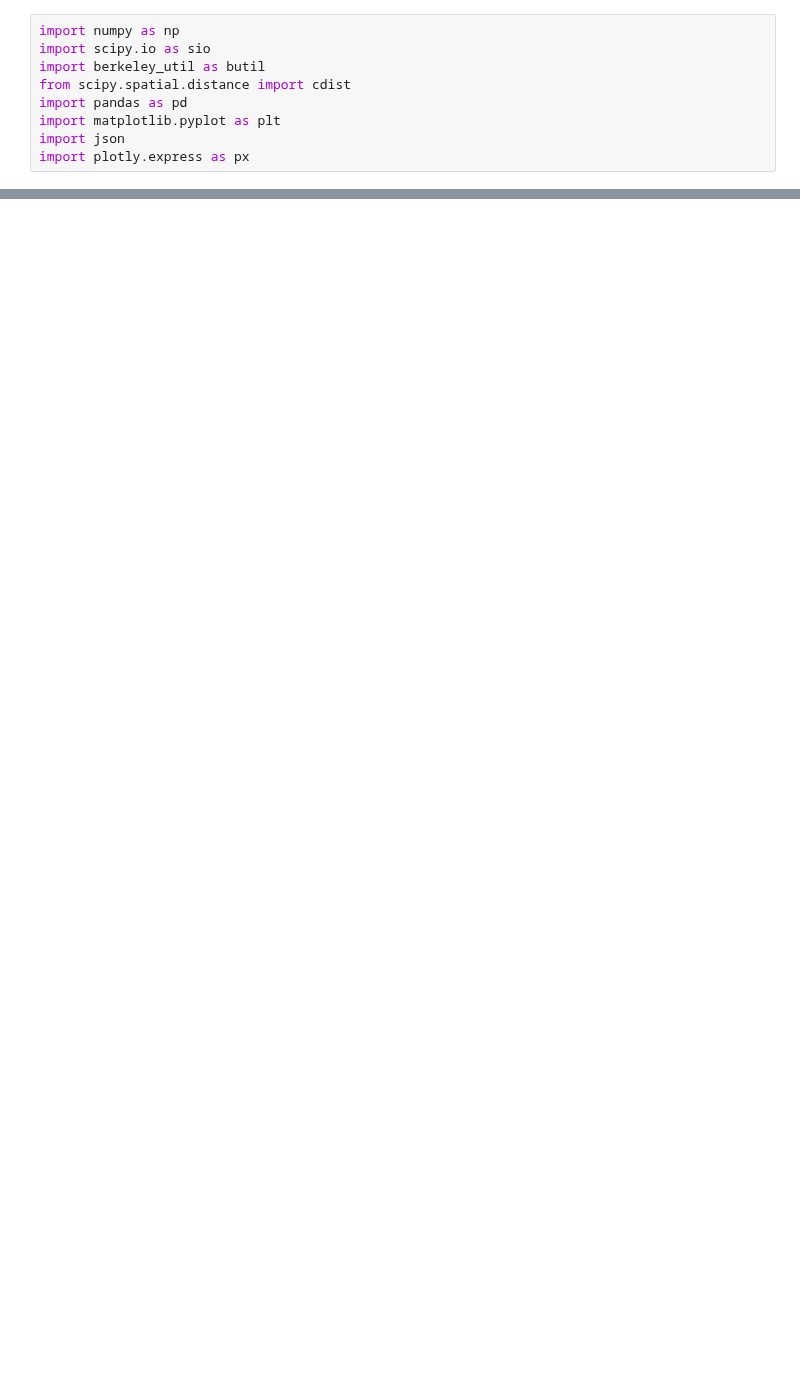
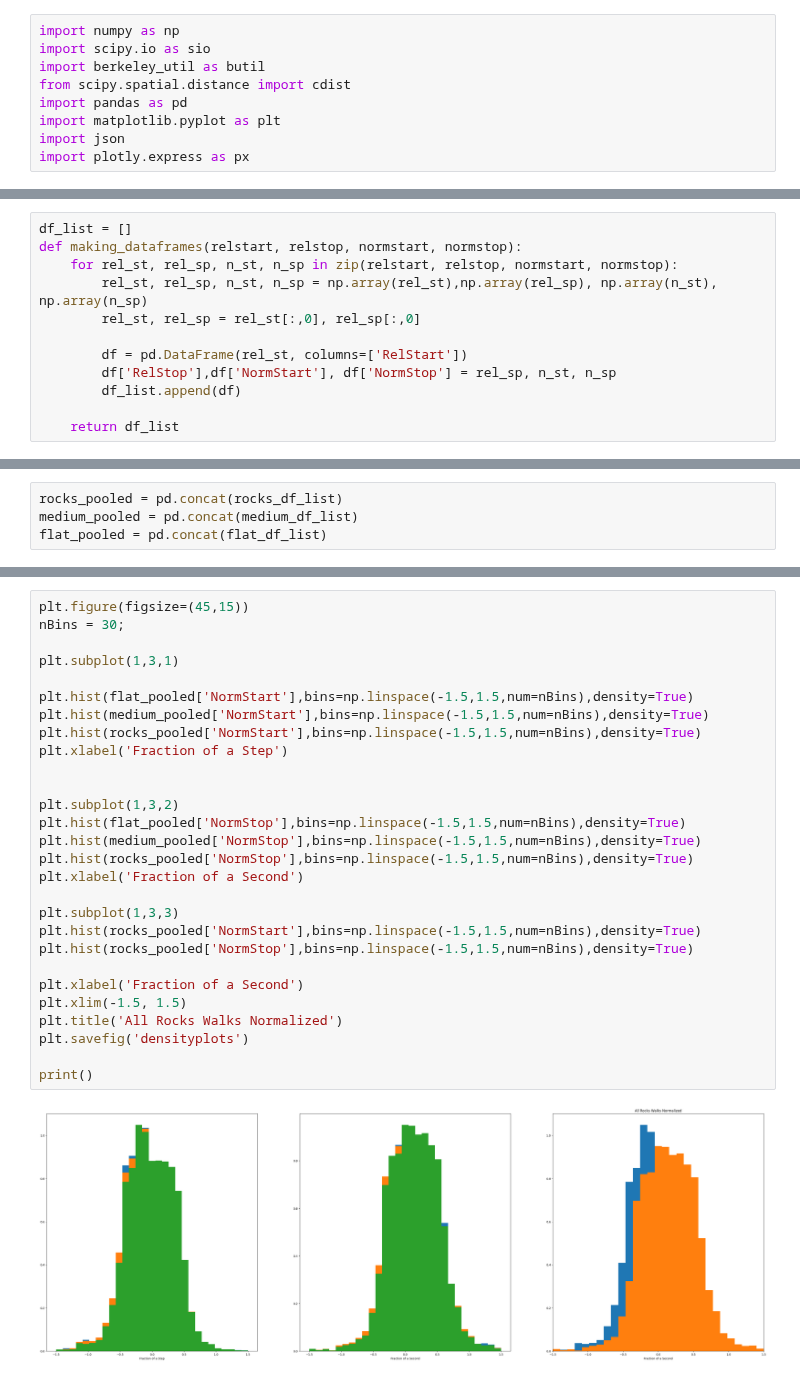
Before and after one commit to BonnenLab/visualize-skelly-laser-environment, a Jupyter notebook: fixations-vs-feet.ipynb, the cells around one changed output, grey strips where cells are left out. Drawn from its saved outputs; the diff is of its cells as text; blank space fills up the shorter version.

```diff
--- a/fixations-vs-feet.ipynb
+++ b/fixations-vs-feet.ipynb
@@ -828,0 +150,12 @@ sns.kdeplot(data=RelFixTimes_m, x='RelStop')
+# %%
+df_list = []
+def making_dataframes(relstart, relstop, normstart, normstop):
+    for rel_st, rel_sp, n_st, n_sp in zip(relstart, relstop, normstart, normstop):
+        rel_st, rel_sp, n_st, n_sp = np.array(rel_st),np.array(rel_sp), np.array(n_st),  np.array(n_sp)
+        rel_st, rel_sp = rel_st[:,0], rel_sp[:,0]
+
+        df = pd.DataFrame(rel_st, columns=['RelStart'])
+        df['RelStop'],df['NormStart'], df['NormStop'] = rel_sp, n_st, n_sp
+        df_list.append(df)
+
+    return df_list
@@ -828,0 +213,4 @@ sns.kdeplot(data=RelFixTimes_m, x='RelStop')
+# %%
+rocks_pooled = pd.concat(rocks_df_list)
+medium_pooled = pd.concat(medium_df_list)
+flat_pooled = pd.concat(flat_df_list)
@@ -828,0 +248,30 @@ sns.kdeplot(data=RelFixTimes_m, x='RelStop')
+# %%
+plt.figure(figsize=(45,15))
+nBins = 30;
+
+plt.subplot(1,3,1)
+
+plt.hist(flat_pooled['NormStart'],bins=np.linspace(-1.5,1.5,num=nBins),density=True)
+plt.hist(medium_pooled['NormStart'],bins=np.linspace(-1.5,1.5,num=nBins),density=True)
+plt.hist(rocks_pooled['NormStart'],bins=np.linspace(-1.5,1.5,num=nBins),density=True)
+plt.xlabel('Fraction of a Step')
+
+
+plt.subplot(1,3,2)
+plt.hist(flat_pooled['NormStop'],bins=np.linspace(-1.5,1.5,num=nBins),density=True)
+plt.hist(medium_pooled['NormStop'],bins=np.linspace(-1.5,1.5,num=nBins),density=True)
+plt.hist(rocks_pooled['NormStop'],bins=np.linspace(-1.5,1.5,num=nBins),density=True)
+plt.xlabel('Fraction of a Second')
+
+plt.subplot(1,3,3)
+plt.hist(rocks_pooled['NormStart'],bins=np.linspace(-1.5,1.5,num=nBins),density=True)
+plt.hist(rocks_pooled['NormStop'],bins=np.linspace(-1.5,1.5,num=nBins),density=True)
+
+plt.xlabel('Fraction of a Second')
+plt.xlim(-1.5, 1.5)
+plt.title('All Rocks Walks Normalized')
+plt.savefig('densityplots')
+
+print()
+# %% [output]
+[figure, added]
```
Also changed, not shown: parts of 54 cells of this notebook.
